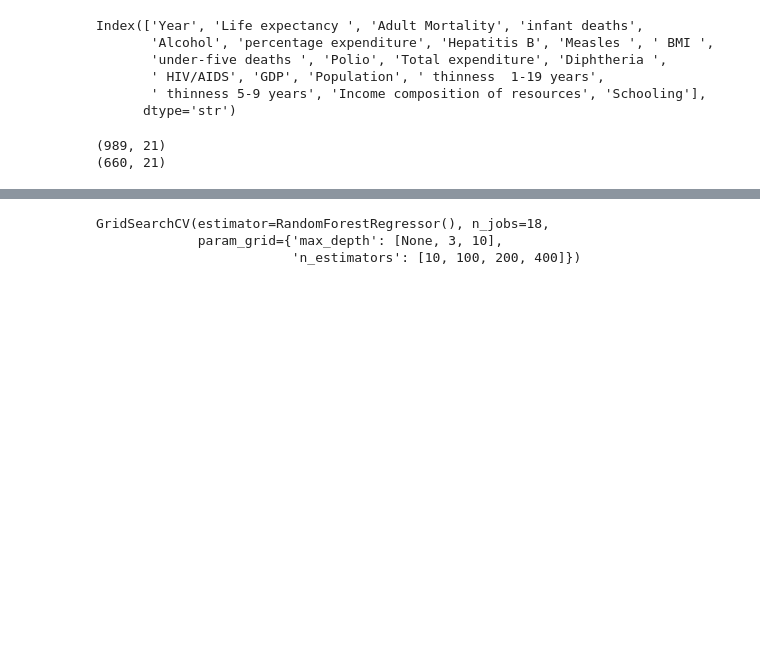
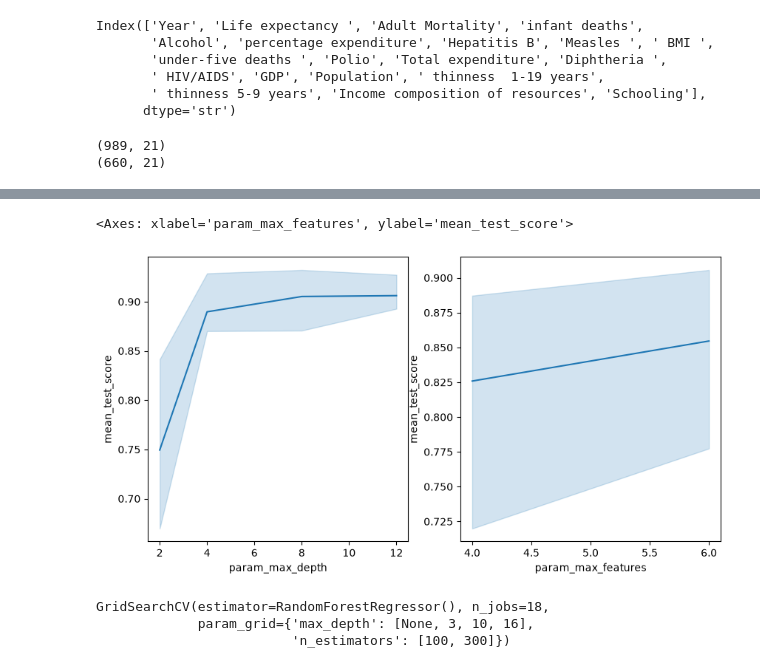
Before and after one commit to PCupboard/praktisk-maskin-learn, a Jupyter notebook: advanced_deep_learning/workshop_0610.ipynb, the cells around one changed output, grey strips where cells are left out. Cells and saved outputs as stored; diff of their text form; code cells hidden in the pictures; blank space fills up the shorter version.

```diff
--- a/advanced_deep_learning/workshop_0610.ipynb
+++ b/advanced_deep_learning/workshop_0610.ipynb
@@ -242,14 +244,21 @@ cv_results
+# %%
+fig, axs = plt.subplots(1, 2, figsize=(10, 5))
+sb.lineplot(data=dt_cv_results, x='param_max_depth', y='mean_test_score', ax=axs[0])
+sb.lineplot(data=dt_cv_results, x='param_max_features', y='mean_test_score', ax=axs[1])
+# %% [output]
+<Axes: xlabel='param_max_features', ylabel='mean_test_score'>
+[figure, added]
 # %%
 rf_params = {
-    'n_estimators': [10, 100, 200, 400, 800],
-    'max_depth': [None, 3, 10]
+    'n_estimators': [100, 300],
+    'max_depth': [None, 3, 10, 16]
 }
 rf_grid = GridSearchCV(RandomForestRegressor(), rf_params, n_jobs=18)
-rf_grid.fit(features_trainval, targets_trainval)
+rf_grid.fit(features_trainval_encoded, targets_trainval)
 # %% [output]
 GridSearchCV(estimator=RandomForestRegressor(), n_jobs=18,
-             param_grid={'max_depth': [None, 3, 10],
-                         'n_estimators': [10, 100, 200, 400]})
+             param_grid={'max_depth': [None, 3, 10, 16],
+                         'n_estimators': [100, 300]})
 # %%
 test(rf_grid)
 # %% [output]
```
Also changed, not shown: parts of 15 cells of this notebook, 1 other file.
